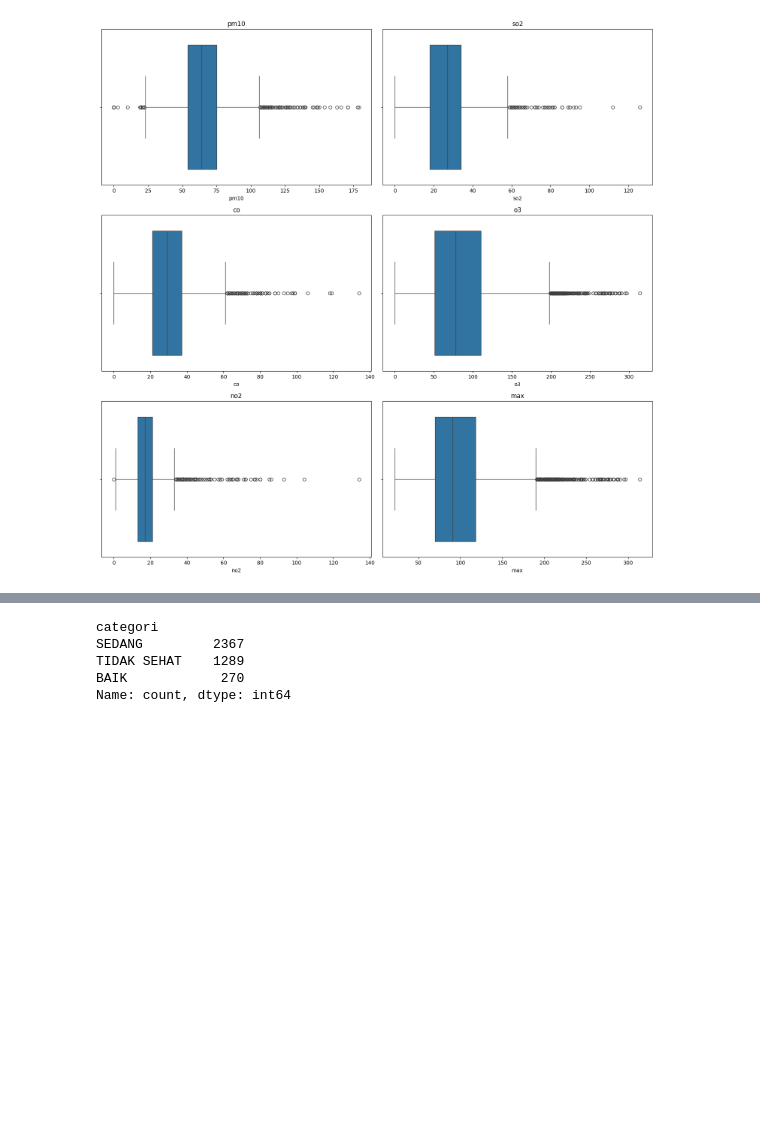
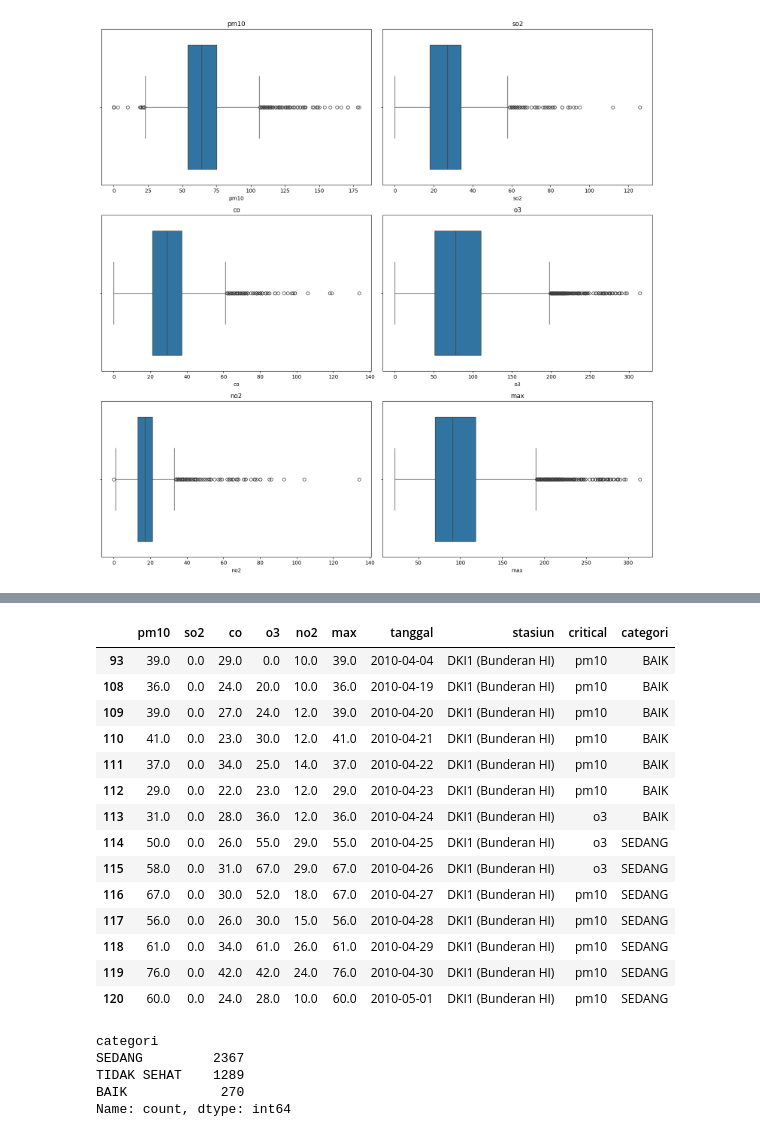
Before and after one commit to SenyuminAja16/2-Faza-Grace, a Jupyter notebook: eksperimen without outlier.ipynb, the cells around one changed output, grey strips where cells are left out. Saved outputs shown, nothing was run; the diff lists cells and outputs as text; code cells hidden in the pictures; blank space fills up the shorter version.

Commit message:
table

```diff
--- a/eksperimen without outlier.ipynb
+++ b/eksperimen without outlier.ipynb
@@ -154,6 +143,24 @@ all_df.describe(include='all')
 | 75% | 73.000000 | 33.000000 | 37.000000 | 103.000000 | 20.000000 | 110.000000 | 2019-06-13 18:00:00 | NaN | NaN | NaN |
 | max | 106.000000 | 58.000000 | 61.000000 | 190.000000 | 33.000000 | 190.000000 | 2023-11-29 00:00:00 | NaN | NaN | NaN |
 | std | 15.598014 | 12.392522 | 11.534854 | 40.080098 | 5.522506 | 32.653821 | NaN | NaN | NaN | NaN |
+# %%
+all_df[all_df['so2'] == 0]
+# %% [output]
+|  | pm10 | so2 | co | o3 | no2 | max | tanggal | stasiun | critical | categori |
+| 93 | 39.0 | 0.0 | 29.0 | 0.0 | 10.0 | 39.0 | 2010-04-04 | DKI1 (Bunderan HI) | pm10 | BAIK |
+| 108 | 36.0 | 0.0 | 24.0 | 20.0 | 10.0 | 36.0 | 2010-04-19 | DKI1 (Bunderan HI) | pm10 | BAIK |
+| 109 | 39.0 | 0.0 | 27.0 | 24.0 | 12.0 | 39.0 | 2010-04-20 | DKI1 (Bunderan HI) | pm10 | BAIK |
+| 110 | 41.0 | 0.0 | 23.0 | 30.0 | 12.0 | 41.0 | 2010-04-21 | DKI1 (Bunderan HI) | pm10 | BAIK |
+| 111 | 37.0 | 0.0 | 34.0 | 25.0 | 14.0 | 37.0 | 2010-04-22 | DKI1 (Bunderan HI) | pm10 | BAIK |
+| 112 | 29.0 | 0.0 | 22.0 | 23.0 | 12.0 | 29.0 | 2010-04-23 | DKI1 (Bunderan HI) | pm10 | BAIK |
+| 113 | 31.0 | 0.0 | 28.0 | 36.0 | 12.0 | 36.0 | 2010-04-24 | DKI1 (Bunderan HI) | o3 | BAIK |
+| 114 | 50.0 | 0.0 | 26.0 | 55.0 | 29.0 | 55.0 | 2010-04-25 | DKI1 (Bunderan HI) | o3 | SEDANG |
+| 115 | 58.0 | 0.0 | 31.0 | 67.0 | 29.0 | 67.0 | 2010-04-26 | DKI1 (Bunderan HI) | o3 | SEDANG |
+| 116 | 67.0 | 0.0 | 30.0 | 52.0 | 18.0 | 67.0 | 2010-04-27 | DKI1 (Bunderan HI) | pm10 | SEDANG |
+| 117 | 56.0 | 0.0 | 26.0 | 30.0 | 15.0 | 56.0 | 2010-04-28 | DKI1 (Bunderan HI) | pm10 | SEDANG |
+| 118 | 61.0 | 0.0 | 34.0 | 61.0 | 26.0 | 61.0 | 2010-04-29 | DKI1 (Bunderan HI) | pm10 | SEDANG |
+| 119 | 76.0 | 0.0 | 42.0 | 42.0 | 24.0 | 76.0 | 2010-04-30 | DKI1 (Bunderan HI) | pm10 | SEDANG |
+| 120 | 60.0 | 0.0 | 24.0 | 28.0 | 10.0 | 60.0 | 2010-05-01 | DKI1 (Bunderan HI) | pm10 | SEDANG |
 # %%
 all_df['categori'].value_counts()
 # %% [output]
```
Also changed, not shown: parts of 3 cells of this notebook, 1 other file.
